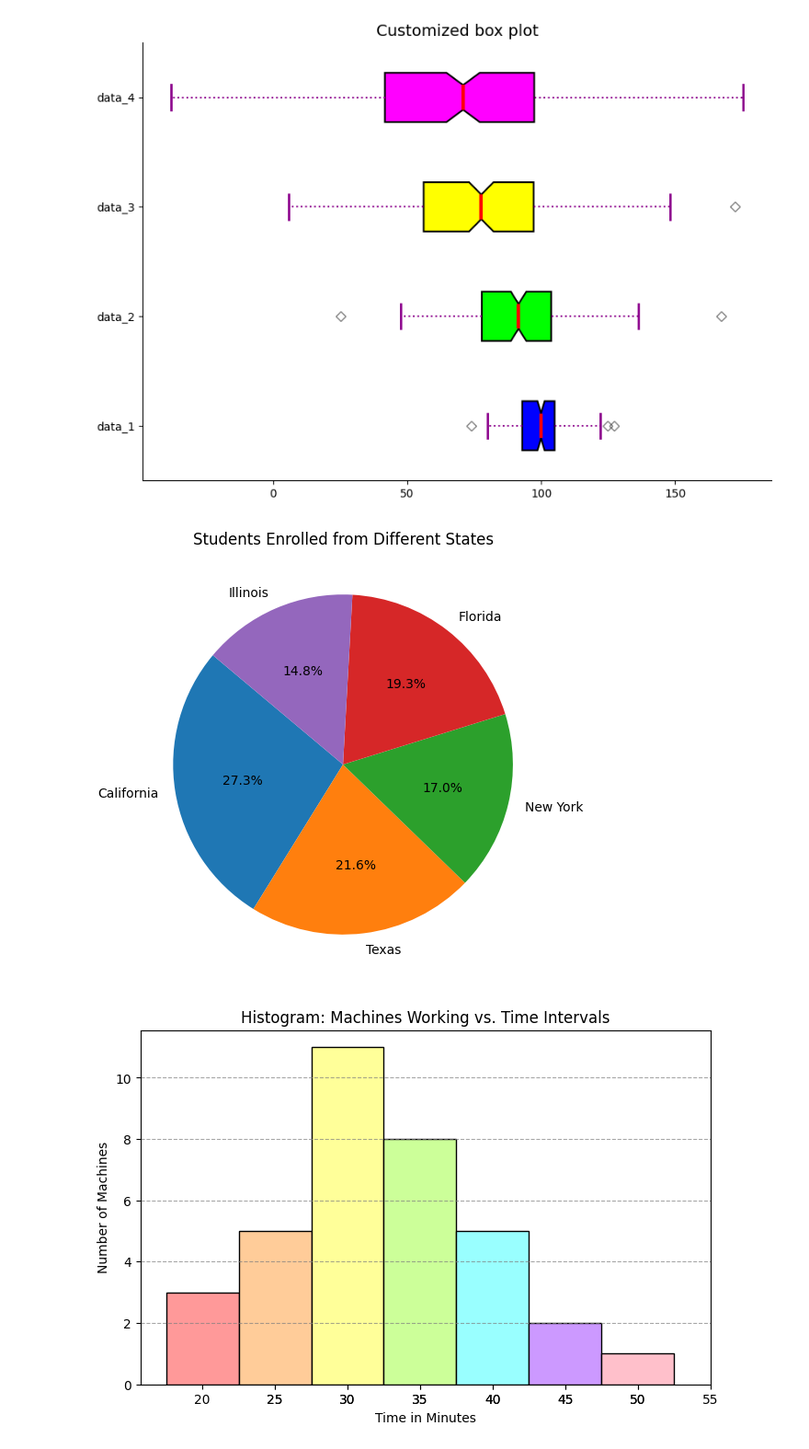
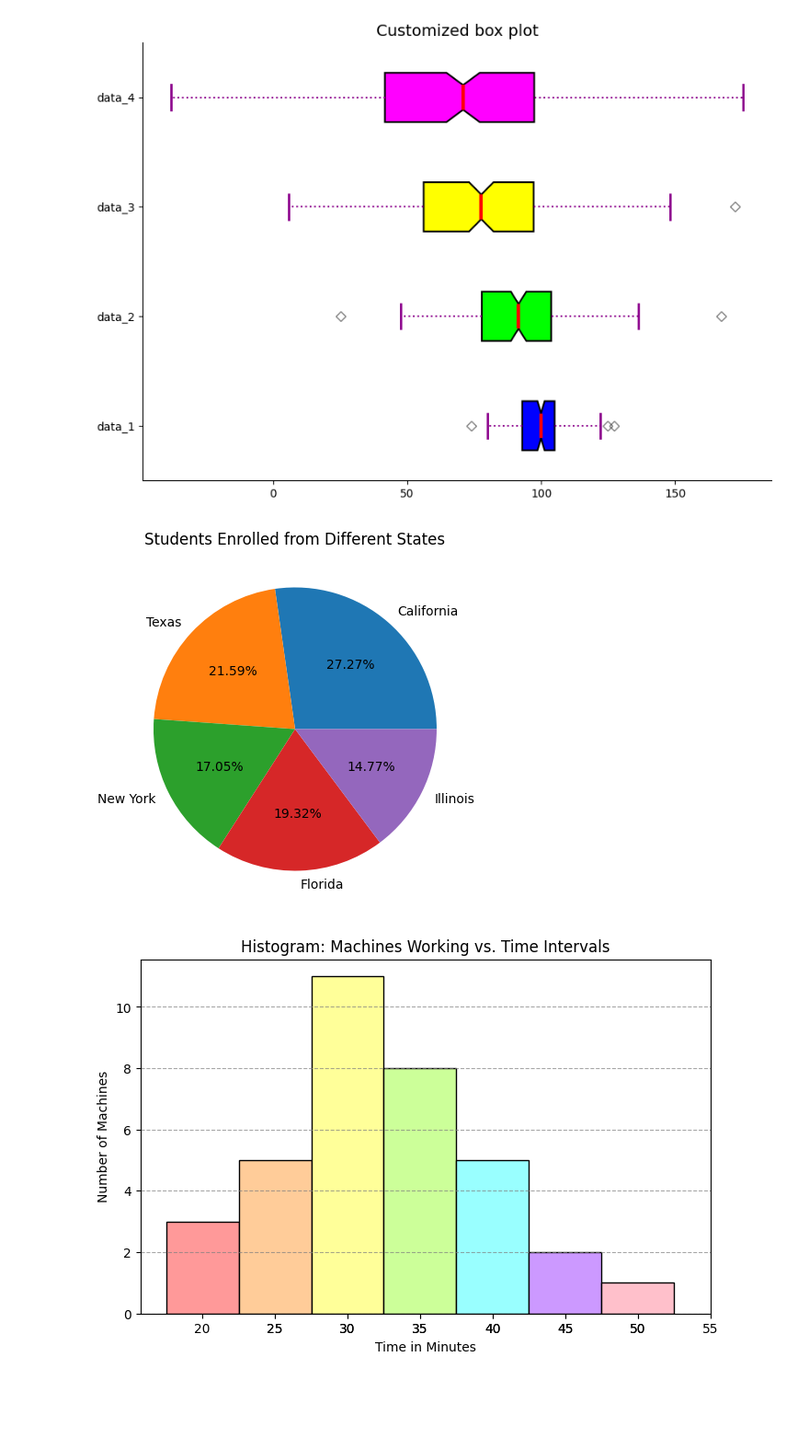
Before and after one commit to Dhaarun-Abhimanyu/ML-Lab, a Jupyter notebook: Week 2/idk.ipynb, the cells around one changed output. Shown: that part at 92% size. Drawn from its saved outputs; the diff is of its cells as text; code cells hidden in the pictures; blank space fills up the shorter version.

```diff
--- a/Week 2/idk.ipynb
+++ b/Week 2/idk.ipynb
@@ -77,18 +95,18 @@ plt.show()
 # %%
 import matplotlib.pyplot as plt
 
 states = ['California', 'Texas', 'New York', 'Florida', 'Illinois']
 num_students = [120, 95, 75, 85, 65]
 
-fig, ax = plt.subplots(figsize=(6, 6))
+plt.figure(figsize=(5, 5))
 
-ax.pie(num_students, labels=states, autopct='%1.1f%%', startangle=140)
+plt.pie(num_students, labels=states, autopct='%.2f%%')
 
-ax.set_title("Students Enrolled from Different States")
+plt.title("Students Enrolled from Different States")
 
 plt.show()
 # %% [output]
-[figure, old version]
+[figure, new version]
 # %%
 import matplotlib.pyplot as plt
 
```
Also changed, not shown: parts of 3 cells of this notebook.
